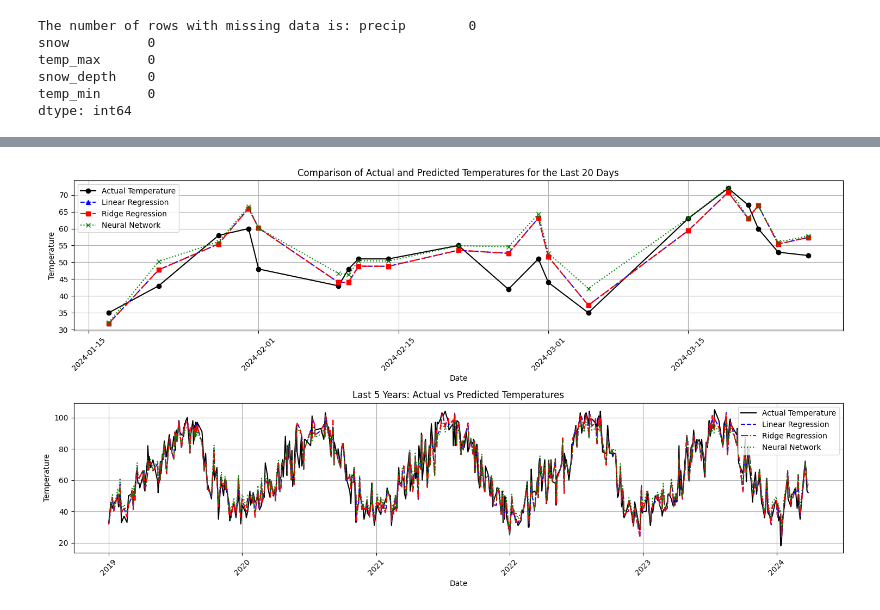
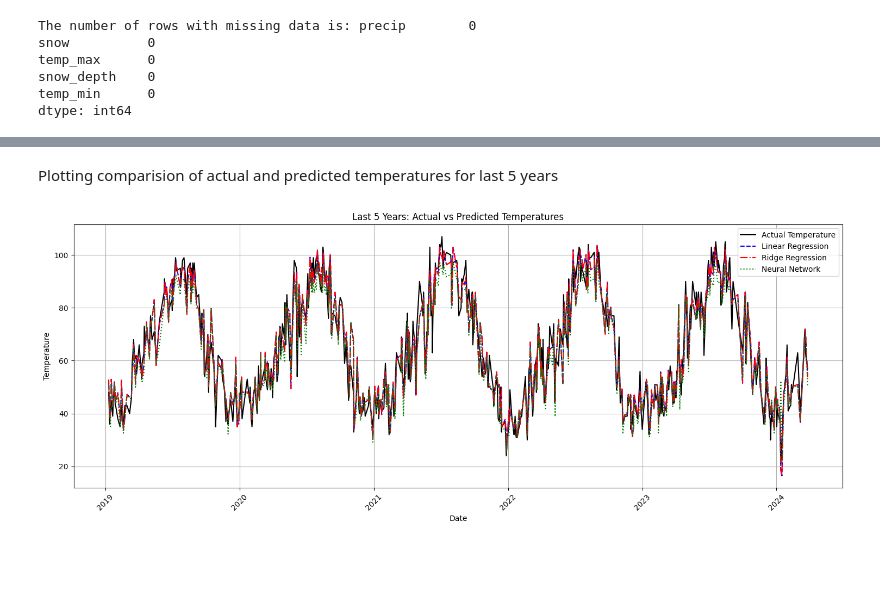
Before and after one commit to calebtolman/BSU_ECE4556_FinalProject, a Jupyter notebook: Final Project.ipynb, the cells around one changed output, grey strips where cells are left out. Cells and saved outputs as stored; diff of their text form; code cells hidden in the pictures; blank space fills up the shorter version.

```diff
--- a/Final Project.ipynb
+++ b/Final Project.ipynb
@@ -1,11 +64,7 @@
 # %%
-import pandas as pd
-import matplotlib.pyplot as plt
-import seaborn as sns
-import numpy as np
-# Load Dataset
-weather = pd.read_csv("/home/asfandyarkhan/Downloads/Boise1970-Mar2024.csv", index_col="DATE")
-weather
+# Loading Dataset
+boise_weather = pd.read_csv("/home/asfandyarkhan/Downloads/Boise1970-Mar2024.csv", index_col="DATE")
+boise_weather
 # %% [output]
 |  | STATION | NAME | ACMH | ACSH | AWND | FMTM | PGTM | PRCP | PSUN | SNOW | ... | ... |
 | DATE |  |  |  |  |  |  |  |  |  |  |  | ... |
@@ -36,9 +95,9 @@ plt.show()  # Display the plot
 # %% [output]
 [figure]
 # %%
-core_weather = weather[["PRCP", "SNOW", "SNWD", "TMAX", "TMIN"]].copy()
-core_weather.columns = ["precip", "snow", "snow_depth", "temp_max", "temp_min"]
-core_weather
+boise_core_weather = boise_weather[["PRCP", "SNOW", "SNWD", "TMAX", "TMIN"]].copy()
+boise_core_weather.columns = ["precip", "snow", "snow_depth", "temp_max", "temp_min"]
+boise_core_weather
 # %% [output]
 |  | precip | snow | snow_depth | temp_max | temp_min |
 | DATE |  |  |  |  |  |
@@ -455,35 +472,20 @@ MAE - Linear: 4.97, Ridge: 4.97, NN: 5.22
+# %% [markdown]
+Plotting comparision of actual and predicted temperatures for last 5 years
 # %%
 # Plotting
-# Plotting the results for the last 10 days from the results dataframe
-last_20_days = results_df.tail(20)
-plt.figure(figsize=(15, 8))
-plt.subplot(2, 1, 1)  # First subplot for initial 20 days
-plt.plot(last_20_days.index, last_20_days['Actual Temperature'], label='Actual Temperature', color='black', marker='o', linestyle='-')
-plt.plot(last_20_days.index, last_20_days['Linear Regression'], label='Linear Regression', color='blue', marker='^', linestyle='--')
-plt.plot(last_20_days.index, last_20_days['Ridge Regression'], label='Ridge Regression', color='red', marker='s', linestyle='-.')
-plt.plot(last_20_days.index, last_20_days['Neural Network'], label='Neural Network', color='green', marker='x', linestyle=':')
-plt.title('Comparison of Actual and Predicted Temperatures for the Last 20 Days')
-plt.xlabel('Date')
-plt.ylabel('Temperature')
-plt.legend()
-plt.grid(True)
-plt.xticks(rotation=45)
-plt.tight_layout()
-
-
-plt.subplot(2, 1, 2)  # Second subplot for last 5 years
+plt.figure(figsize=(15, 6))
 last_5_years_df = results_df[results_df.index.year >= cutoff_year]
 plt.plot(last_5_years_df.index, last_5_years_df['Actual Temperature'], label='Actual Temperature', color='black')
 plt.plot(last_5_years_df.index, last_5_years_df['Linear Regression'], label='Linear Regression', color='blue', linestyle='--')
 plt.plot(last_5_years_df.index, last_5_years_df['Ridge Regression'], label='Ridge Regression', color='red', linestyle='-.')
 plt.plot(last_5_years_df.index, last_5_years_df['Neural Network'], label='Neural Network', color='green', linestyle=':')
 plt.title('Last 5 Years: Actual vs Predicted Temperatures')
 plt.xlabel('Date')
 plt.ylabel('Temperature')
 plt.legend()
 plt.grid(True)
 plt.xticks(rotation=45)
 plt.tight_layout()
 plt.show()
 # %% [output]
-[figure, old version]
+[figure, new version]
```
Also changed, not shown: parts of 59 cells of this notebook.
